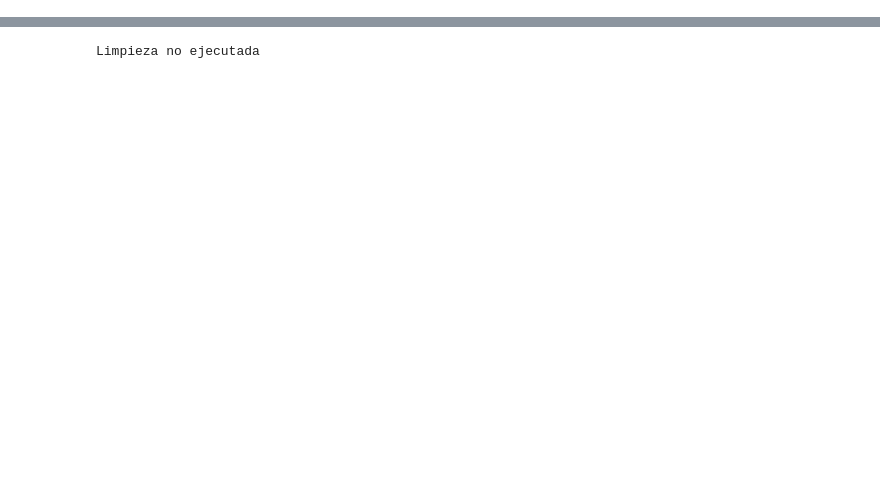
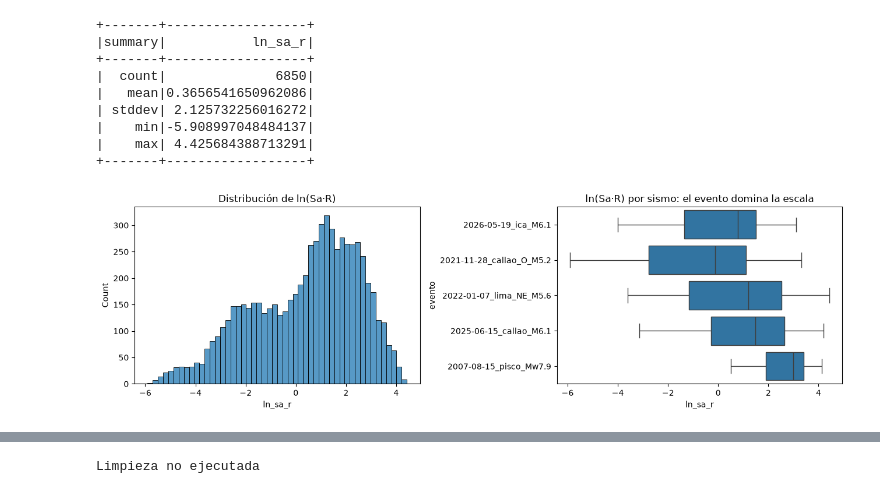
Before and after one commit to 23-Andres-QC/ProyectoFinalBigData, a Jupyter notebook: BigData_Grupo06_ProyectoFinal.ipynb, the cells around one changed output, grey strips where cells are left out. Saved outputs shown, nothing was run; the diff lists cells and outputs as text; code cells hidden in the pictures; blank space fills up the shorter version.

```diff
--- a/BigData_Grupo06_ProyectoFinal.ipynb
+++ b/BigData_Grupo06_ProyectoFinal.ipynb
@@ -1153,0 +863,11 @@ registros_vs = (registros
+# %%
+muestras = (leer(BRONZE, "cismid_registros")
+            .where(F.col("evento").isin("2007-08-15_pisco_Mw7.9", "2021-11-28_callao_O_M5.2", "2025-06-15_callao_M6.1"))
+            .groupBy("evento").agg(F.first("archivo_estacion").alias("archivo"), F.first("contenido").alias("contenido"))
+            .toPandas())
+for _, m in muestras.iterrows():
+    r = procesar_registro(m.evento, m.archivo, m.contenido)
+    print(f"{m.evento:<28} {r['estacion']:<7} fs={r['fs']:.0f} Hz  n={r['n_muestras']:>6}  "
+          f"PGA_geo={r['pga_geo_g']:.3f} g  PGV_geo={r['pgv_geo_cms']:.1f} cm/s  Tp={r['tp_s']:.2f} s  "
+          f"dif.cabecera={r.get('pga_cabecera_dif_pct', float('nan')):+.1f}%  "
+          f"  {r['problemas']}")
@@ -1374,7 +1105,6 @@ e030.orderBy("perfil").show(truncate=False)
 
 
 def perfil_e030(col_vs30):
-    """Tabla 2 de la E.030: S0 > 1500 ; S1 500–1500 ; S2 180–500 ; S3 < 180 (m/s)."""
     return (F.when(col_vs30 > E030["S0"]["vs30_min"], "S0")
              .when(col_vs30 > E030["S1"]["vs30_min"], "S1")
              .when(col_vs30 >= E030["S2"]["vs30_min"], "S2")
@@ -3783,0 +1683,18 @@ display(metricas)
+# %%
+VS30_REF_MIN = 500.0
+VS30_GRID = np.arange(150.0, 1001.0, 10.0)
+target = "ln_amp"
+
+
+def perfil_e030(vs30):
+    return (F.when(vs30 > 1500, "S0").when(vs30 > 500, "S1").when(vs30 >= 180, "S2").otherwise("S3"))
+
+
+esp = (leer(SILVER, "espectros")
+       .where("componente = 'GEO' AND vs30 IS NOT NULL AND Sa > 0 AND dist_hipo_km IS NOT NULL")
+       .select("evento", "archivo_estacion", "estacion", "lat", "lon", "vs30", "dist_hipo_km", "indice_periodo", "T", "Sa")
+       .withColumn("ln_sa_r", F.log(F.col("Sa") * F.col("dist_hipo_km")))
+       .withColumn("ln_T", F.log("T"))
+       .withColumn("ln_vs30", F.log("vs30"))
+       .withColumn("perfil_e030", perfil_e030(F.col("vs30"))))
+print("Filas:", esp.count(), "| Columnas:", len(esp.columns))
@@ -3783,0 +1724,22 @@ display(metricas)
+# %%
+esp.select("ln_sa_r").describe().show()
+
+muestra = esp.select("evento", "ln_sa_r").toPandas()
+fig, ax = plt.subplots(1, 2, figsize=(13, 4))
+sns.histplot(muestra["ln_sa_r"], bins=50, ax=ax[0])
+ax[0].set_title("Distribución de ln(Sa·R)")
+sns.boxplot(data=muestra, x="ln_sa_r", y="evento", ax=ax[1])
+ax[1].set_title("ln(Sa·R) por sismo: el evento domina la escala")
+plt.tight_layout()
+plt.show()
+# %% [output]
++-------+------------------+
+|summary|           ln_sa_r|
++-------+------------------+
+|  count|              6850|
+|   mean|0.3656541650962086|
+| stddev| 2.125732256016272|
+|    min|-5.908997048484137|
+|    max| 4.425684388713291|
++-------+------------------+
+[figure, added]
```
Also changed, not shown: parts of 323 cells of this notebook, 1 other file.
